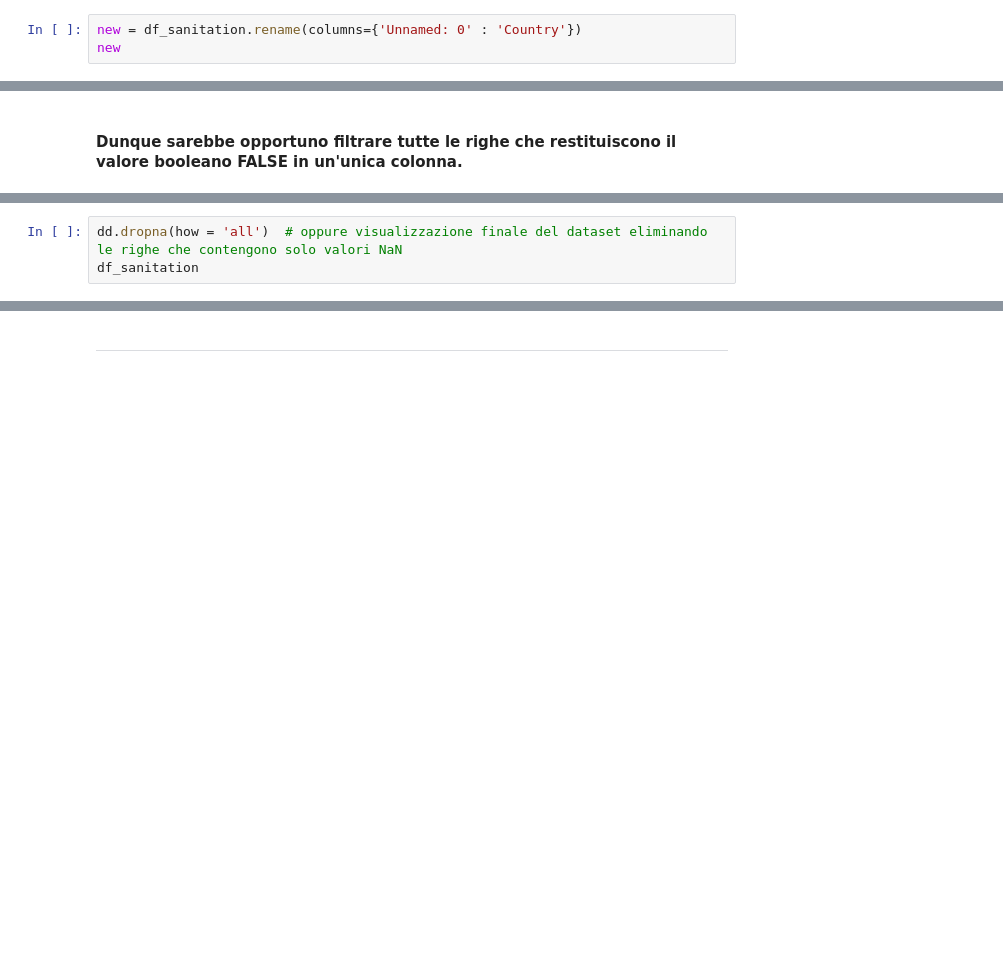
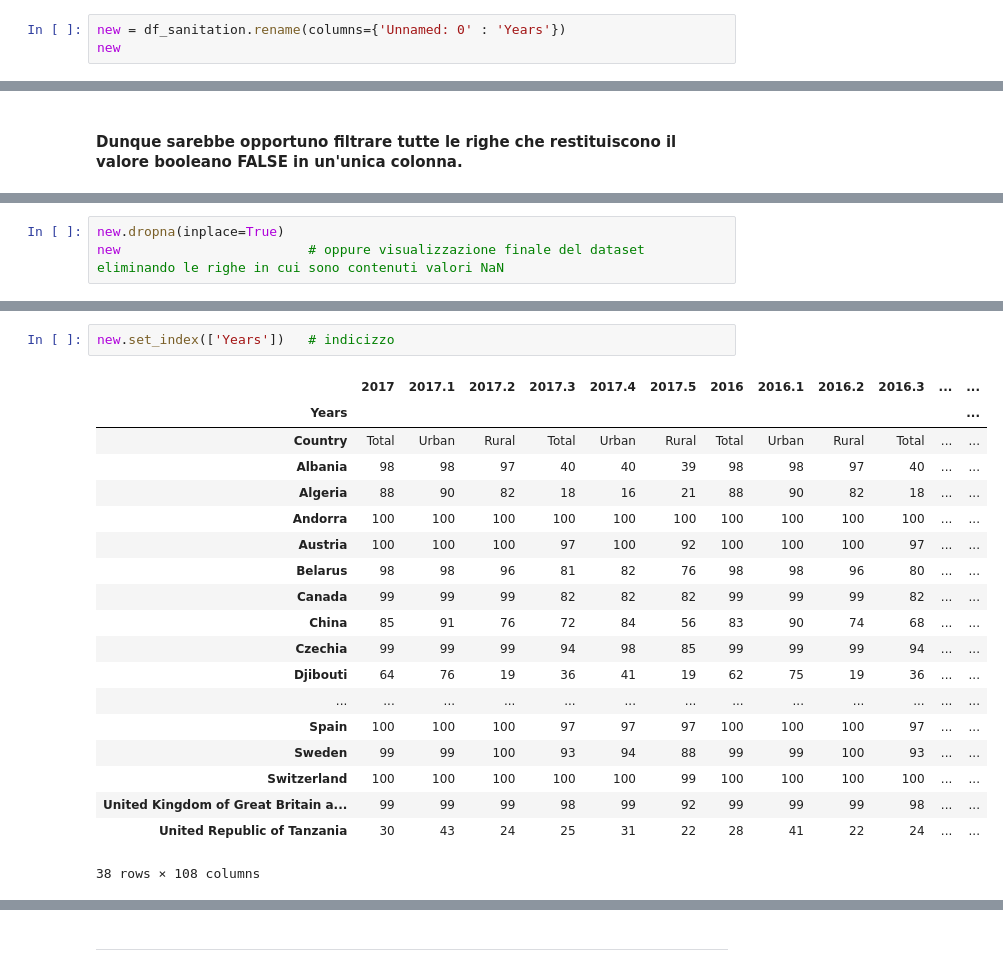
Before and after one commit to FRANCE2011/Uni-github, a Jupyter notebook: Sanitation and Global Health.ipynb, the cells around one changed output, grey strips where cells are left out. Cells and saved outputs as stored; diff of their text form; blank space fills up the shorter version.

```diff
--- a/Sanitation and Global Health.ipynb
+++ b/Sanitation and Global Health.ipynb
@@ -71,6 +71,6 @@ pandas.core.frame.DataFrame
 # %% [markdown]
 ### Alcune operazioni per ordinare il dataframe
 # %%
-new = df_sanitation.rename(columns={'Unnamed: 0' : 'Country'})
+new = df_sanitation.rename(columns={'Unnamed: 0' : 'Years'})
 new
 # %% [output]
@@ -350,4 +200,4 @@ Name: 2015.1, Length: 196, dtype: object
 # %%
-dd.dropna(how = 'all')  # oppure visualizzazione finale del dataset eliminando le righe che contengono solo valori NaN
-df_sanitation
+new.dropna(inplace=True)
+new                        # oppure visualizzazione finale del dataset eliminando le righe in cui sono contenuti valori NaN
 # %% [output]
@@ -366,0 +222,22 @@ df_sanitation
+# %%
+new.set_index(['Years'])   # indicizzo
+# %% [output]
+|  | 2017 | 2017.1 | 2017.2 | 2017.3 | 2017.4 | 2017.5 | 2016 | 2016.1 | 2016.2 | 2016.3 | ... | ... |
+| Years |  |  |  |  |  |  |  |  |  |  |  | ... |
+| Country | Total | Urban | Rural | Total | Urban | Rural | Total | Urban | Rural | Total | ... | ... |
+| Albania | 98 | 98 | 97 | 40 | 40 | 39 | 98 | 98 | 97 | 40 | ... | ... |
+| Algeria | 88 | 90 | 82 | 18 | 16 | 21 | 88 | 90 | 82 | 18 | ... | ... |
+| Andorra | 100 | 100 | 100 | 100 | 100 | 100 | 100 | 100 | 100 | 100 | ... | ... |
+| Austria | 100 | 100 | 100 | 97 | 100 | 92 | 100 | 100 | 100 | 97 | ... | ... |
+| Belarus | 98 | 98 | 96 | 81 | 82 | 76 | 98 | 98 | 96 | 80 | ... | ... |
+| Canada | 99 | 99 | 99 | 82 | 82 | 82 | 99 | 99 | 99 | 82 | ... | ... |
+| China | 85 | 91 | 76 | 72 | 84 | 56 | 83 | 90 | 74 | 68 | ... | ... |
+| Czechia | 99 | 99 | 99 | 94 | 98 | 85 | 99 | 99 | 99 | 94 | ... | ... |
+| Djibouti | 64 | 76 | 19 | 36 | 41 | 19 | 62 | 75 | 19 | 36 | ... | ... |
+| ... | ... | ... | ... | ... | ... | ... | ... | ... | ... | ... | ... | ... |
+| Spain | 100 | 100 | 100 | 97 | 97 | 97 | 100 | 100 | 100 | 97 | ... | ... |
+| Sweden | 99 | 99 | 100 | 93 | 94 | 88 | 99 | 99 | 100 | 93 | ... | ... |
+| Switzerland | 100 | 100 | 100 | 100 | 100 | 99 | 100 | 100 | 100 | 100 | ... | ... |
+| United Kingdom of Great Britain a... | 99 | 99 | 99 | 98 | 99 | 92 | 99 | 99 | 99 | 98 | ... | ... |
+| United Republic of Tanzania | 30 | 43 | 24 | 25 | 31 | 22 | 28 | 41 | 22 | 24 | ... | ... |
+38 rows × 108 columns
```
Also changed, not shown: parts of 32 cells of this notebook.
